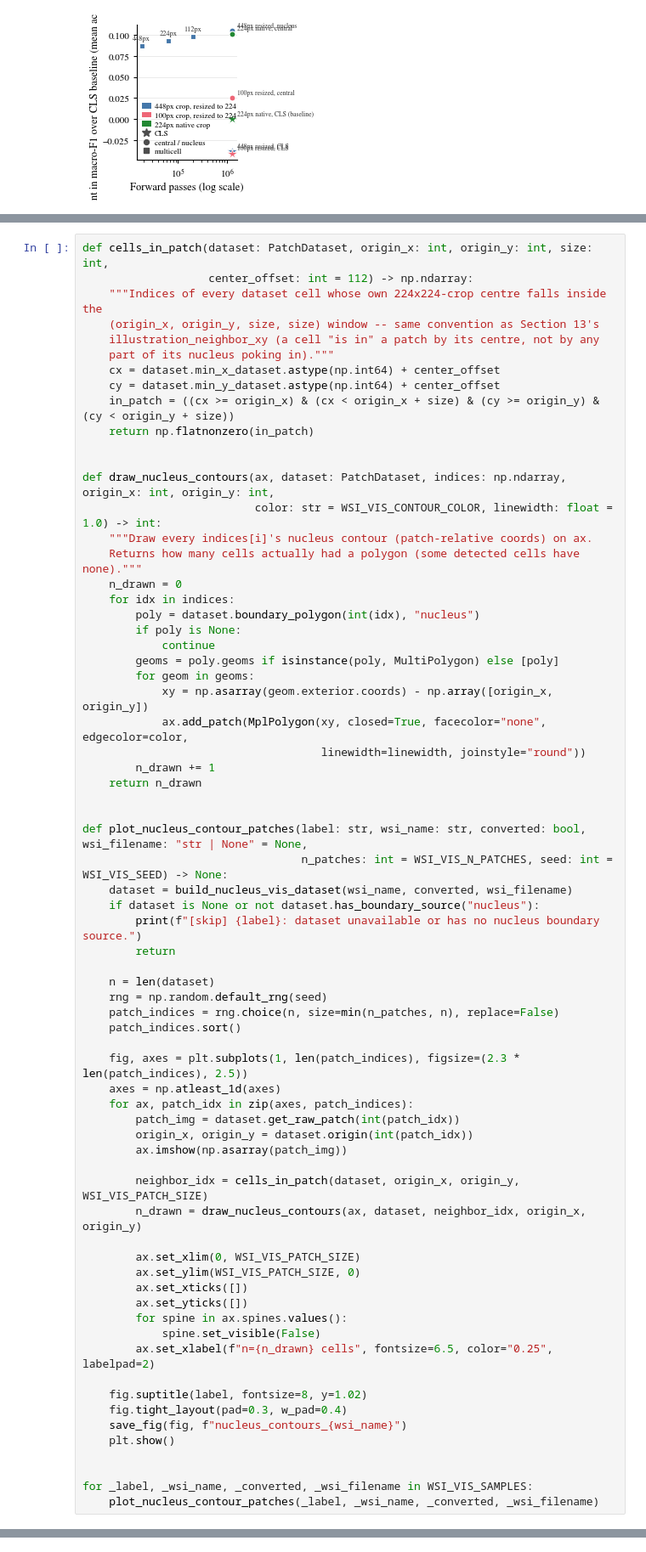
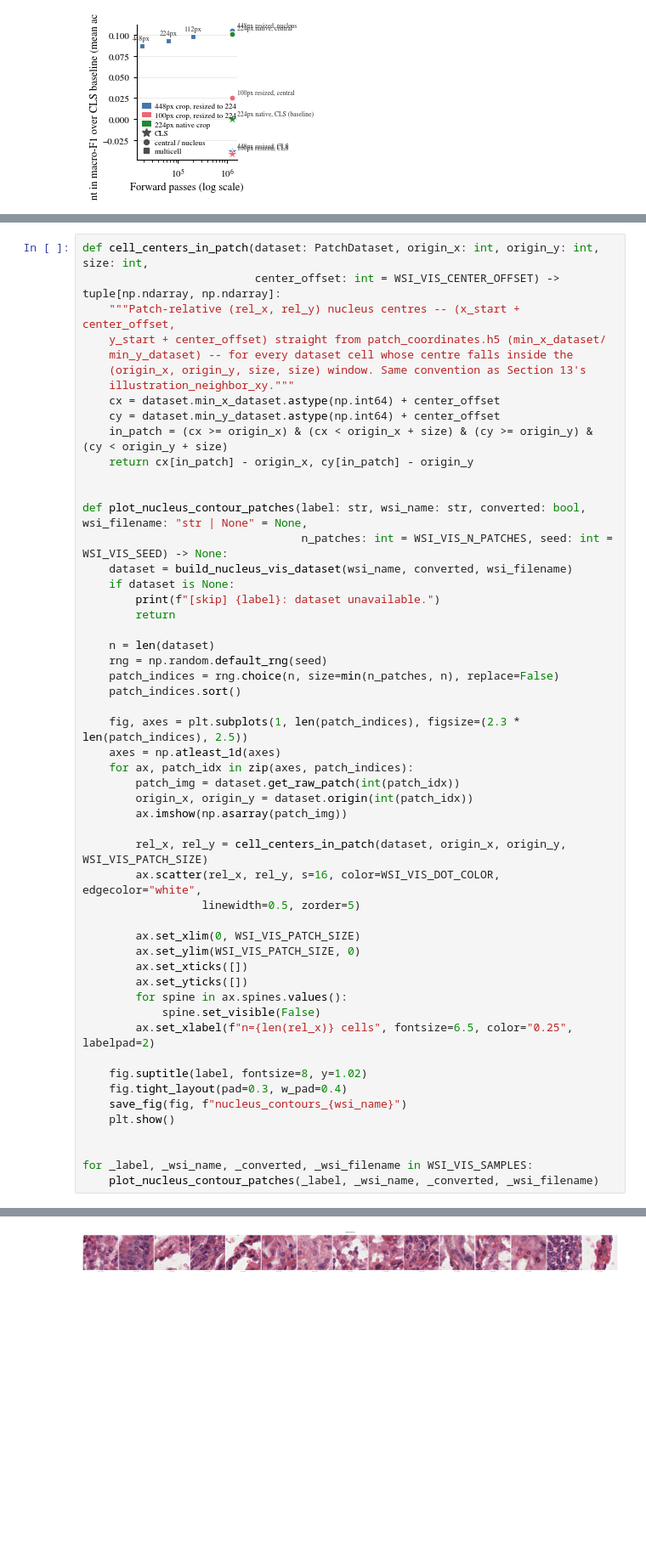
Before and after one commit to Aurelien-Cormoreche/sc-central-tokens-code, a Jupyter notebook: notebooks/figure_for_paper.ipynb, the cells around one changed output, grey strips where cells are left out. Shown at 85% size. Saved outputs shown, nothing was run; the diff lists cells and outputs as text; blank space fills up the shorter version.

```diff
--- a/notebooks/figure_for_paper.ipynb
+++ b/notebooks/figure_for_paper.ipynb
@@ -3395,39 +3541,22 @@ def build_nucleus_vis_dataset(wsi_name: str, converted: bool, wsi_filename: "str
 # %%
-def cells_in_patch(dataset: PatchDataset, origin_x: int, origin_y: int, size: int,
-                   center_offset: int = 112) -> np.ndarray:
-    """Indices of every dataset cell whose own 224x224-crop centre falls inside the
-    (origin_x, origin_y, size, size) window -- same convention as Section 13's
-    illustration_neighbor_xy (a cell "is in" a patch by its centre, not by any
-    part of its nucleus poking in)."""
+def cell_centers_in_patch(dataset: PatchDataset, origin_x: int, origin_y: int, size: int,
+                          center_offset: int = WSI_VIS_CENTER_OFFSET) -> tuple[np.ndarray, np.ndarray]:
+    """Patch-relative (rel_x, rel_y) nucleus centres -- (x_start + center_offset,
+    y_start + center_offset) straight from patch_coordinates.h5 (min_x_dataset/
+    min_y_dataset) -- for every dataset cell whose centre falls inside the
+    (origin_x, origin_y, size, size) window. Same convention as Section 13's
+    illustration_neighbor_xy."""
     cx = dataset.min_x_dataset.astype(np.int64) + center_offset
     cy = dataset.min_y_dataset.astype(np.int64) + center_offset
-    in_patch = ((cx >= origin_x) & (cx < origin_x + size) & (cy >= origin_y) & (cy < origin_y + size))
-    return np.flatnonzero(in_patch)
-
-
-def draw_nucleus_contours(ax, dataset: PatchDataset, indices: np.ndarray, origin_x: int, origin_y: int,
-                          color: str = WSI_VIS_CONTOUR_COLOR, linewidth: float = 1.0) -> int:
-    """Draw every indices[i]'s nucleus contour (patch-relative coords) on ax.
-    Returns how many cells actually had a polygon (some detected cells have none)."""
-    n_drawn = 0
-    for idx in indices:
-        poly = dataset.boundary_polygon(int(idx), "nucleus")
-        if poly is None:
-            continue
-        geoms = poly.geoms if isinstance(poly, MultiPolygon) else [poly]
-        for geom in geoms:
-            xy = np.asarray(geom.exterior.coords) - np.array([origin_x, origin_y])
-            ax.add_patch(MplPolygon(xy, closed=True, facecolor="none", edgecolor=color,
-                                    linewidth=linewidth, joinstyle="round"))
-        n_drawn += 1
-    return n_drawn
+    in_patch = (cx >= origin_x) & (cx < origin_x + size) & (cy >= origin_y) & (cy < origin_y + size)
+    return cx[in_patch] - origin_x, cy[in_patch] - origin_y
 
 
 def plot_nucleus_contour_patches(label: str, wsi_name: str, converted: bool, wsi_filename: "str | None" = None,
                                  n_patches: int = WSI_VIS_N_PATCHES, seed: int = WSI_VIS_SEED) -> None:
     dataset = build_nucleus_vis_dataset(wsi_name, converted, wsi_filename)
-    if dataset is None or not dataset.has_boundary_source("nucleus"):
-        print(f"[skip] {label}: dataset unavailable or has no nucleus boundary source.")
+    if dataset is None:
+        print(f"[skip] {label}: dataset unavailable.")
         return
 
     n = len(dataset)
@@ -3442,8 +3571,9 @@ def plot_nucleus_contour_patches(label: str, wsi_name: str, converted: bool, wsi
         origin_x, origin_y = dataset.origin(int(patch_idx))
         ax.imshow(np.asarray(patch_img))
 
-        neighbor_idx = cells_in_patch(dataset, origin_x, origin_y, WSI_VIS_PATCH_SIZE)
-        n_drawn = draw_nucleus_contours(ax, dataset, neighbor_idx, origin_x, origin_y)
+        rel_x, rel_y = cell_centers_in_patch(dataset, origin_x, origin_y, WSI_VIS_PATCH_SIZE)
+        ax.scatter(rel_x, rel_y, s=16, color=WSI_VIS_DOT_COLOR, edgecolor="white",
+                  linewidth=0.5, zorder=5)
 
         ax.set_xlim(0, WSI_VIS_PATCH_SIZE)
         ax.set_ylim(WSI_VIS_PATCH_SIZE, 0)
@@ -3451,7 +3581,7 @@ def plot_nucleus_contour_patches(label: str, wsi_name: str, converted: bool, wsi
         ax.set_yticks([])
         for spine in ax.spines.values():
             spine.set_visible(False)
-        ax.set_xlabel(f"n={n_drawn} cells", fontsize=6.5, color="0.25", labelpad=2)
+        ax.set_xlabel(f"n={len(rel_x)} cells", fontsize=6.5, color="0.25", labelpad=2)
 
     fig.suptitle(label, fontsize=8, y=1.02)
     fig.tight_layout(pad=0.3, w_pad=0.4)
@@ -3461,3 +3591,4 @@ def plot_nucleus_contour_patches(label: str, wsi_name: str, converted: bool, wsi
 
 for _label, _wsi_name, _converted, _wsi_filename in WSI_VIS_SAMPLES:
     plot_nucleus_contour_patches(_label, _wsi_name, _converted, _wsi_filename)
+# %% [output]
@@ -3464,3 +3597,4 @@ for _label, _wsi_name, _converted, _wsi_filename in WSI_VIS_SAMPLES:
+[figure, added]
 # %% [markdown]
 ## Assumptions to double-check before trusting a number
 
```
Also changed, not shown: parts of 13 cells of this notebook, 3 other files.
